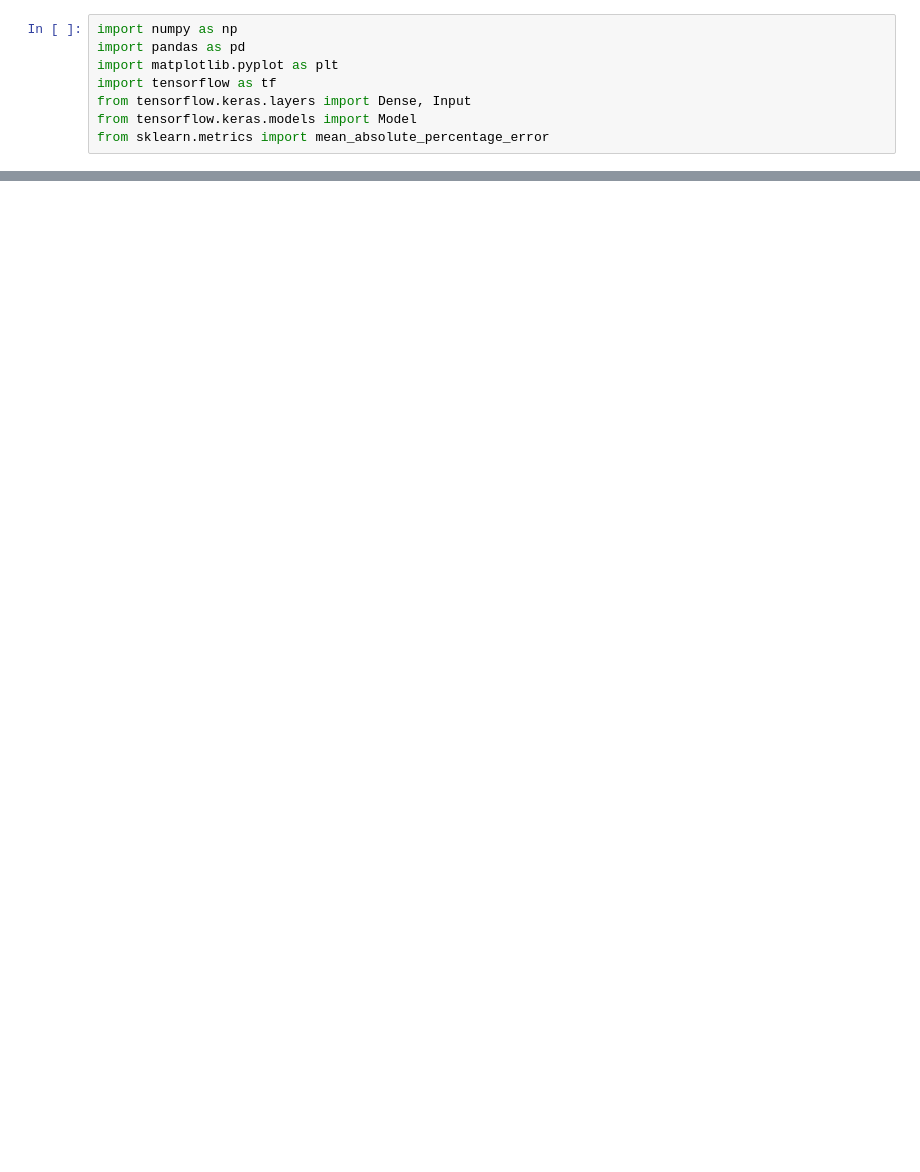
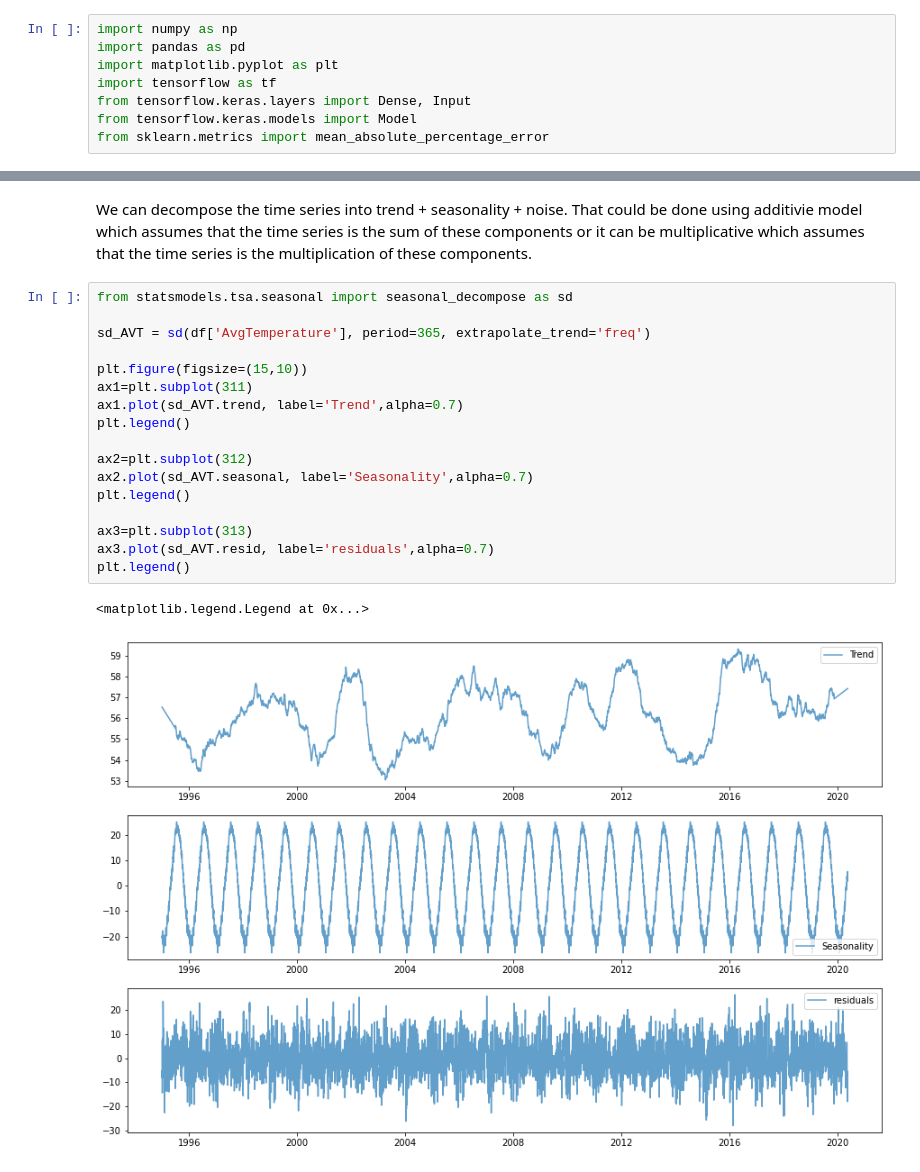
Before and after one commit to maryamzamani11/ANN_Temperature_Timeseries, a Jupyter notebook: TF_ANN_Temperature.ipynb, the cells around one changed output, grey strips where cells are left out. Saved outputs shown, nothing was run; the diff lists cells and outputs as text; blank space fills up the shorter version.

```diff
--- a/TF_ANN_Temperature.ipynb
+++ b/TF_ANN_Temperature.ipynb
@@ -27,0 +69,23 @@ There are some outliers in the data-set, those couldn't be a true temperature da
+# %% [markdown]
+We can decompose the time series into trend + seasonality + noise.
+That could be done using additivie model which assumes that the time series is the sum of these components or it can be multiplicative which assumes that the time series is the multiplication of these components.
+# %%
+from statsmodels.tsa.seasonal import seasonal_decompose as sd
+
+sd_AVT = sd(df['AvgTemperature'], period=365, extrapolate_trend='freq')
+
+plt.figure(figsize=(15,10))
+ax1=plt.subplot(311)
+ax1.plot(sd_AVT.trend, label='Trend',alpha=0.7)
+plt.legend()
+
+ax2=plt.subplot(312)
+ax2.plot(sd_AVT.seasonal, label='Seasonality',alpha=0.7)
+plt.legend()
+
+ax3=plt.subplot(313)
+ax3.plot(sd_AVT.resid, label='residuals',alpha=0.7)
+plt.legend()
+# %% [output]
+<matplotlib.legend.Legend at 0x...>
+[figure, added]
```
Also changed, not shown: parts of 54 cells of this notebook.
